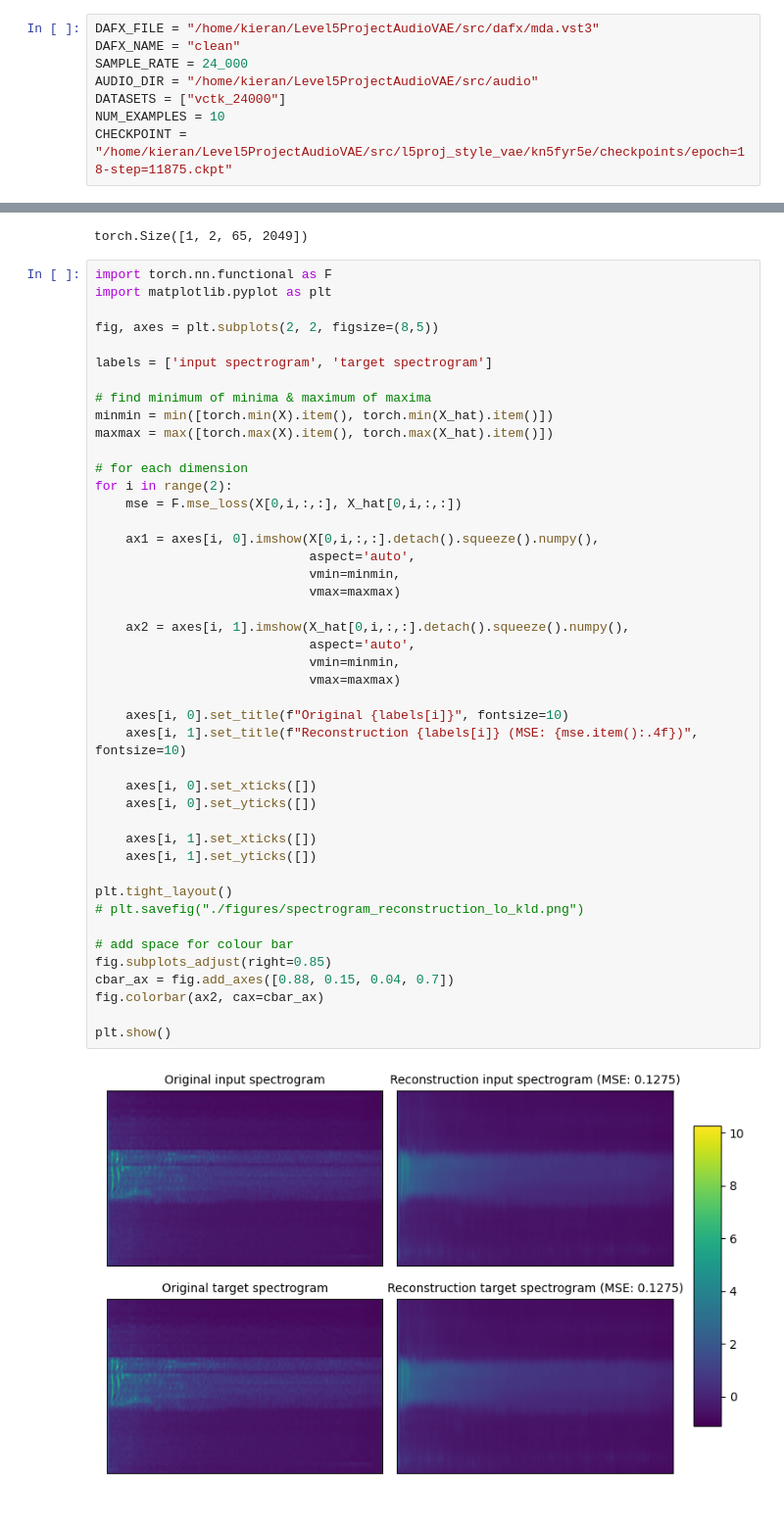
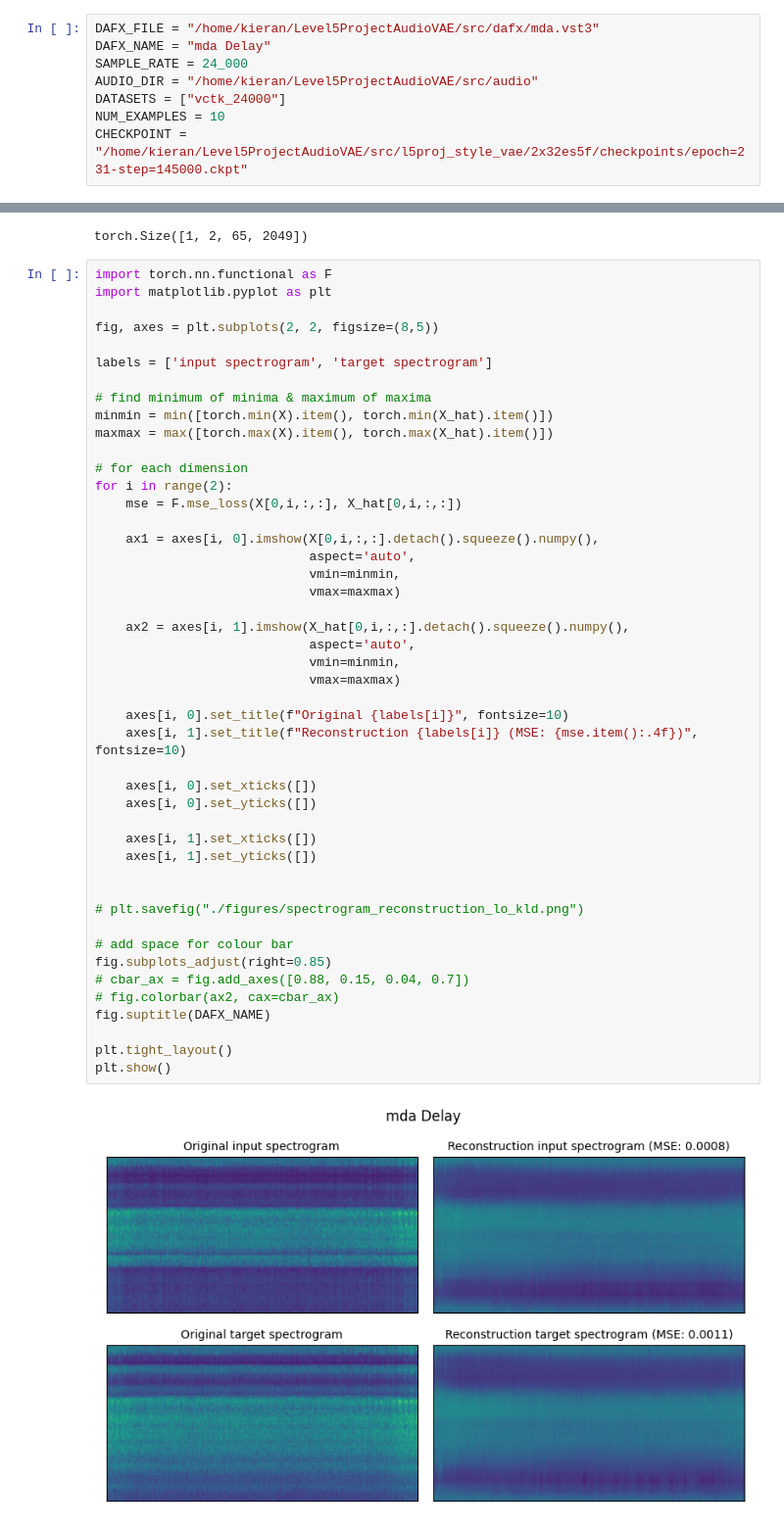
Before and after one commit to kieran-grant/Level5ProjectAudioVAE, a Jupyter notebook: src/notebooks/style_transfer_vae_reconstructions_no_phase.ipynb, the cells around one changed output, grey strips where cells are left out. Shown at 98% size. Cells and saved outputs as stored; diff of their text form.

```diff
--- a/src/notebooks/style_transfer_vae_reconstructions_no_phase.ipynb
+++ b/src/notebooks/style_transfer_vae_reconstructions_no_phase.ipynb
@@ -11,12 +11,12 @@ from src.wrappers.null_dafx_wrapper import NullDAFXWrapper
 from src.models.style_transfer_vae import StyleTransferVAE
 # %%
 DAFX_FILE = "/home/kieran/Level5ProjectAudioVAE/src/dafx/mda.vst3"
-DAFX_NAME = "clean"
+DAFX_NAME = "mda Delay"
 SAMPLE_RATE = 24_000
 AUDIO_DIR = "/home/kieran/Level5ProjectAudioVAE/src/audio"
 DATASETS = ["vctk_24000"]
 NUM_EXAMPLES = 10
-CHECKPOINT = "/home/kieran/Level5ProjectAudioVAE/src/l5proj_style_vae/kn5fyr5e/checkpoints/epoch=18-step=11875.ckpt"
+CHECKPOINT = "/home/kieran/Level5ProjectAudioVAE/src/l5proj_style_vae/2x32es5f/checkpoints/epoch=231-step=145000.ckpt"
 # %%
 if DAFX_NAME.lower() == "clean":
     dafx = NullDAFXWrapper()
@@ -103,34 +103,36 @@ maxmax = max([torch.max(X).item(), torch.max(X_hat).item()])
 # for each dimension
 for i in range(2):
     mse = F.mse_loss(X[0,i,:,:], X_hat[0,i,:,:])
 
     ax1 = axes[i, 0].imshow(X[0,i,:,:].detach().squeeze().numpy(),
                             aspect='auto',
                             vmin=minmin,
                             vmax=maxmax)
 
     ax2 = axes[i, 1].imshow(X_hat[0,i,:,:].detach().squeeze().numpy(),
                             aspect='auto',
                             vmin=minmin,
                             vmax=maxmax)
 
     axes[i, 0].set_title(f"Original {labels[i]}", fontsize=10)
     axes[i, 1].set_title(f"Reconstruction {labels[i]} (MSE: {mse.item():.4f})", fontsize=10)
 
     axes[i, 0].set_xticks([])
     axes[i, 0].set_yticks([])
 
     axes[i, 1].set_xticks([])
     axes[i, 1].set_yticks([])
 
-plt.tight_layout()
+
 # plt.savefig("./figures/spectrogram_reconstruction_lo_kld.png")
 
 # add space for colour bar
 fig.subplots_adjust(right=0.85)
-cbar_ax = fig.add_axes([0.88, 0.15, 0.04, 0.7])
-fig.colorbar(ax2, cax=cbar_ax)
+# cbar_ax = fig.add_axes([0.88, 0.15, 0.04, 0.7])
+# fig.colorbar(ax2, cax=cbar_ax)
+fig.suptitle(DAFX_NAME)
 
+plt.tight_layout()
 plt.show()
 # %% [output]
-[figure, old version]
+[figure, new version]
```
Also changed, not shown: 1 other file.
